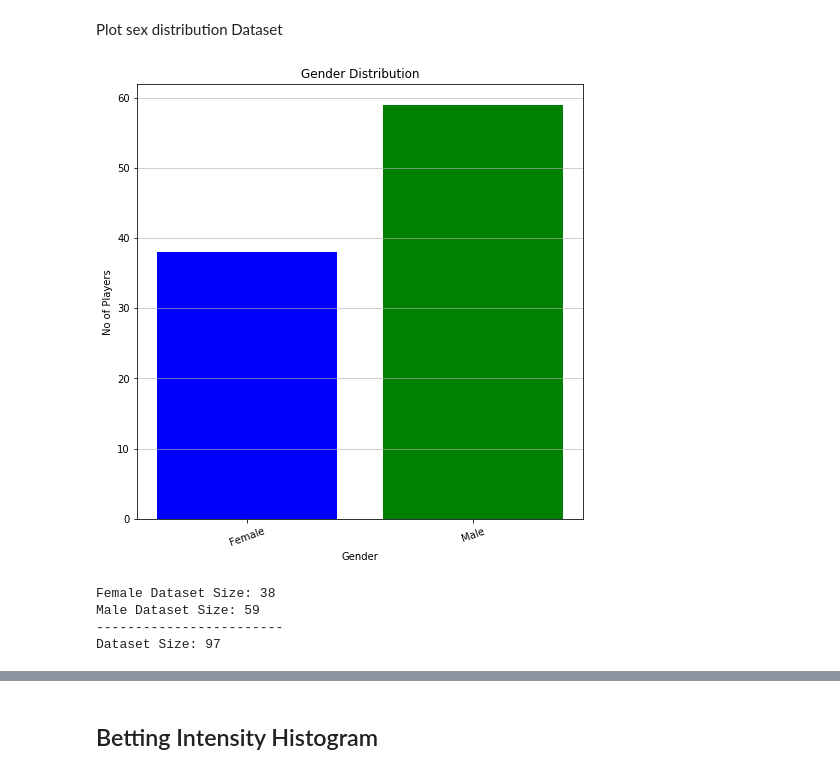
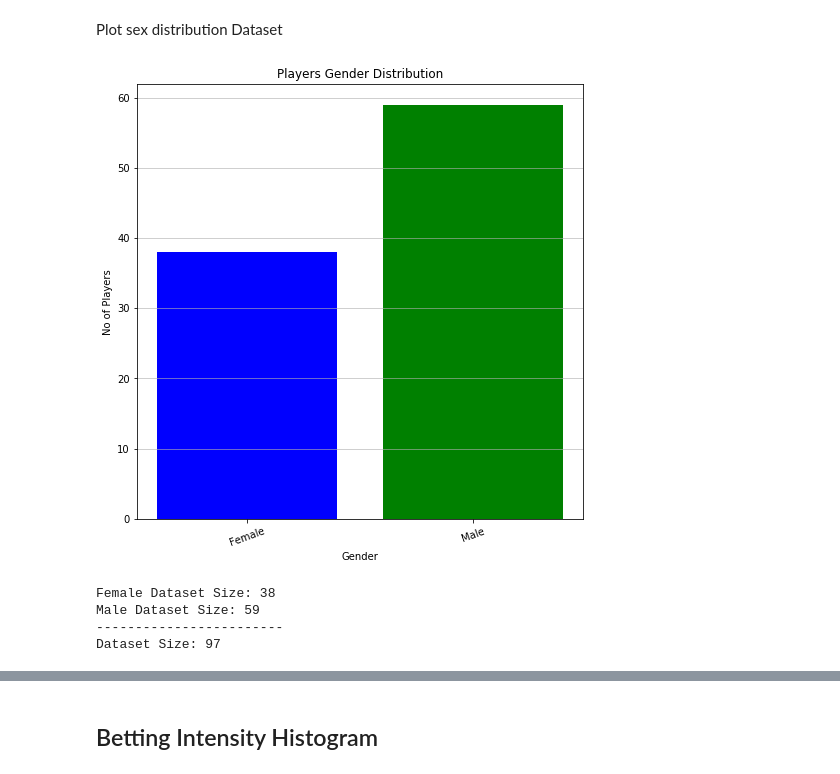
Before and after one commit to masalinas/training-vertica-python, a Jupyter notebook: notebooks/sgij_EDA_vertica.ipynb, the cells around one changed output, grey strips where cells are left out. Cells and saved outputs as stored; diff of their text form; code cells hidden in the pictures.

```diff
--- a/notebooks/sgij_EDA_vertica.ipynb
+++ b/notebooks/sgij_EDA_vertica.ipynb
@@ -26,7 +31,7 @@ YEAR = 2015
 # %% [markdown]
 Vertica Database connection string
 # %%
-config = {'host': '192.168.1.40',
+config = {'host': '192.168.1.125',
              'port': 5433,
              'user': 'dbadmin',
              'password': 'password',
@@ -42,7 +47,7 @@ config = {'host': '192.168.1.40',
 
 try:
   cnx = vertica_python.connect(**config)
-except mysql.connector.Error as err:
+except vertica.connector.Error as err:
   if err.errno == errorcode.ER_ACCESS_DENIED_ERROR:
     print("Something is wrong with your user name or password")
   elif err.errno == errorcode.ER_BAD_DB_ERROR:
@@ -71,23 +76,23 @@ Plot sex distribution Dataset
 # %%
 data = np.array(result_sex) # numpy convert to string all values
 labels = data[:, 0]
 values = data[:, 1].astype(int)
 
 plt.figure(figsize=(8, 8))
 plt.bar(labels, values, color=('blue', 'green'))
-plt.title('Gender Distribution')
+plt.title('Players Gender Distribution')
 plt.xlabel('Gender')
 plt.ylabel('No of Players')
 plt.xticks(np.arange(labels.size), ('Female', 'Male'), rotation=20)
 plt.grid(axis='y', alpha=0.75)
 plt.show()
 
 print('Female Dataset Size: ' + str(values[0]))
 print('Male Dataset Size: ' + str(values[1]))
 print('------------------------')
 print('Dataset Size: ' + str(sum(values)))
 # %% [output]
-[figure, old version]
+[figure, new version]
 Female Dataset Size: 38
 Male Dataset Size: 59
 ------------------------
```
Also changed, not shown: parts of 42 cells of this notebook, 3 other files.
